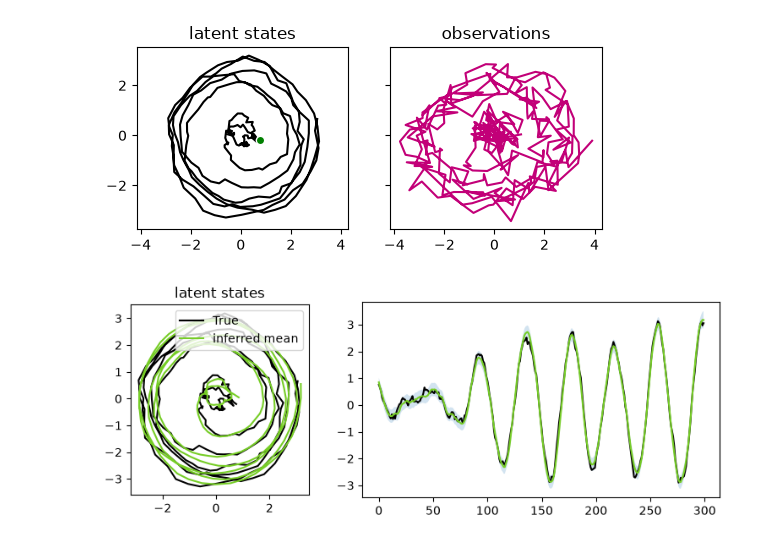
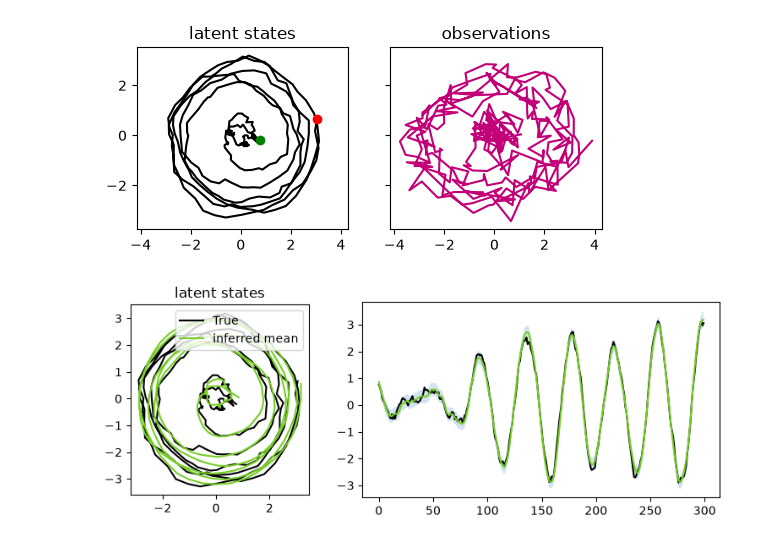
Before and after one commit to luis-rr/xxm, a Jupyter notebook: notebooks/lds.ipynb, the cells around one changed output. Cells and saved outputs as stored; diff of their text form; code cells hidden in the pictures.

```diff
--- a/notebooks/lds.ipynb
+++ b/notebooks/lds.ipynb
@@ -14,53 +14,67 @@ from xxm.lds import init
 def make_rotating_lds(
     angle: float = 0.15,
     process_noise: float = 0.01,
     observation_noise: float = 0.1,
 ) -> Model:
-    rotation = jnp.array([
-        [jnp.cos(angle), -jnp.sin(angle)],
-        [jnp.sin(angle),  jnp.cos(angle)],
-    ])
+    rotation = jnp.array(
+        [
+            [jnp.cos(angle), -jnp.sin(angle)],
+            [jnp.sin(angle), jnp.cos(angle)],
+        ]
+    )
 
     return Model(
-        initial_mean=jnp.array([1.0, 0.0]),
-        initial_covariance=0.01 * jnp.eye(2),
-        dynamics_matrix=rotation,
-        dynamics_bias=jnp.zeros(2),
-        dynamics_noise_covariance=process_noise * jnp.eye(2),
+        initial=LatentInitialModel(
+            mean=jnp.array([1.0, 0.0]),
+            covariance=0.01 * jnp.eye(2),
+        ),
+        dynamics=LatentDynamicsModel(
+            matrix=rotation,
+            bias=jnp.zeros(2),
+            noise_covariance=process_noise * jnp.eye(2),
+        ),
         emissions=GaussianEmissions(
-            readout=jnp.array([
-                [1.0, 0.5],
-                [-0.3, 0.8],
-            ]),
+            readout=jnp.array(
+                [
+                    [1.0, 0.5],
+                    [-0.3, 0.8],
+                ]
+            ),
             bias=jnp.zeros(2),
             noise_covariance=observation_noise * jnp.eye(2),
         ),
     )
 
 
+def plot_latent(ax, latents, color='k', **kwargs):
+    ax.plot(latents[:, 0], latents[:, 1], color=color, **kwargs)
+    ax.scatter(latents[0, 0], latents[0, 1], color='g', zorder=10)
+    ax.scatter(latents[-1, 0], latents[-1, 1], color='r', zorder=10)
+    ax.set(title='latent states', aspect='equal')
+
+
 true_model = make_rotating_lds()
 
-states, observations = true_model.sample(
-    num_steps=300,
+latents_true, observations = true_model.sample(
+    num_time_steps=300,
     key=jax.random.key(0),
 )
 
 
-def plot_data(states, observations):
+def plot_data(latents, observations):
 
     f, axs = plt.subplots(ncols=2, figsize=(6, 4), sharex=True, sharey=True)
 
     ax = axs[0]
-    ax.plot(states[:, 0], states[:, 1], color='k')
-    ax.set(title="latent states", aspect='equal')
-    ax.scatter(states[0, 0], states[0, 1], edgecolor='w', facecolor='green', label='start', zorder=10)
+    plot_latent(ax, latents)
+    ax.set(title='latent states', aspect='equal')
 
     ax = axs[1]
     ax.plot(observations[:, 0], observations[:, 1], color='xkcd:magenta')
-    ax.set(title="observations", aspect='equal')
+    ax.set(title='observations', aspect='equal')
 
 
-plot_data(states, observations)
+plot_data(latents_true, observations)
 # %% [output]
-[figure, old version]
+[figure, new version]
 # %%
```
Also changed, not shown: parts of 8 cells of this notebook, 16 other files.
